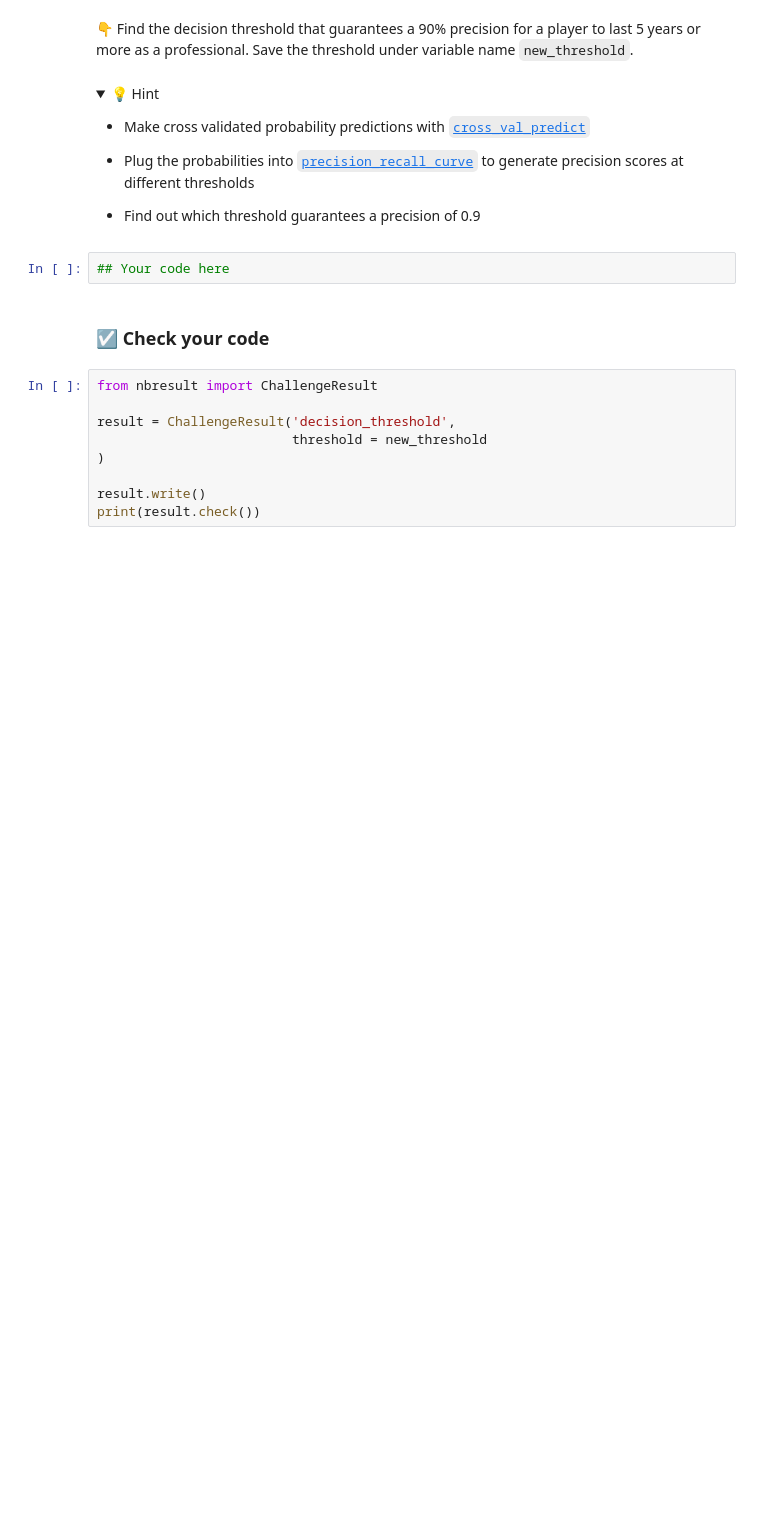
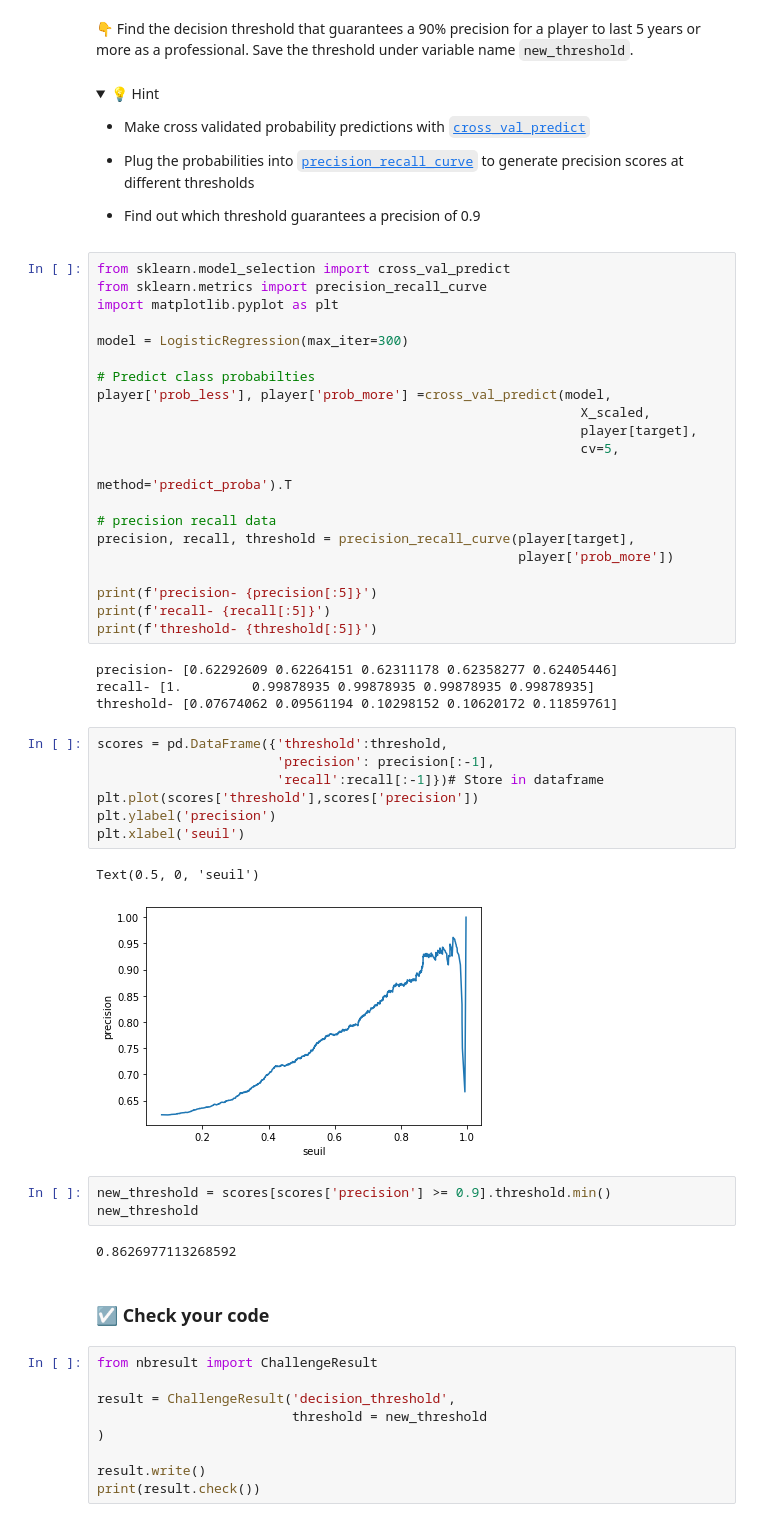
Before and after one commit to HumbertMonnot/data-challenges, a Jupyter notebook: 05-ML/03-Performance-metrics/03-Threshold-Adjustments/Threshold-Adjustments.ipynb, the cells around one changed output. Cells and saved outputs as stored; diff of their text form; folded sections open; blank space fills up the shorter version.

```diff
--- a/05-ML/03-Performance-metrics/03-Threshold-Adjustments/Threshold-Adjustments.ipynb
+++ b/05-ML/03-Performance-metrics/03-Threshold-Adjustments/Threshold-Adjustments.ipynb
@@ -114,8 +136,46 @@ NameError: name 'base_score' is not defined
 - Find out which threshold guarantees a precision of 0.9
 
 </details>
-# %%
-## Your code here
+# %%
+from sklearn.model_selection import cross_val_predict
+from sklearn.metrics import precision_recall_curve
+import matplotlib.pyplot as plt
+
+model = LogisticRegression(max_iter=300)
+
+# Predict class probabilties
+player['prob_less'], player['prob_more'] =cross_val_predict(model,
+                                                              X_scaled,
+                                                              player[target],
+                                                              cv=5,
+                                                              method='predict_proba').T
+
+# precision recall data
+precision, recall, threshold = precision_recall_curve(player[target],
+                                                      player['prob_more'])
+
+print(f'precision- {precision[:5]}')
+print(f'recall- {recall[:5]}')
+print(f'threshold- {threshold[:5]}')
+# %% [output]
+precision- [0.62292609 0.62264151 0.62311178 0.62358277 0.62405446]
+recall- [1.         0.99878935 0.99878935 0.99878935 0.99878935]
+threshold- [0.07674062 0.09561194 0.10298152 0.10620172 0.11859761]
+# %%
+scores = pd.DataFrame({'threshold':threshold,
+                       'precision': precision[:-1],
+                       'recall':recall[:-1]})# Store in dataframe
+plt.plot(scores['threshold'],scores['precision'])
+plt.ylabel('precision')
+plt.xlabel('seuil')
+# %% [output]
+Text(0.5, 0, 'seuil')
+[figure, added]
+# %%
+new_threshold = scores[scores['precision'] >= 0.9].threshold.min()
+new_threshold
+# %% [output]
+0.8626977113268592
 # %% [markdown]
 ### ☑️ Check your code
 # %%
```
Also changed, not shown: parts of 7 cells of this notebook, 4 other files.
